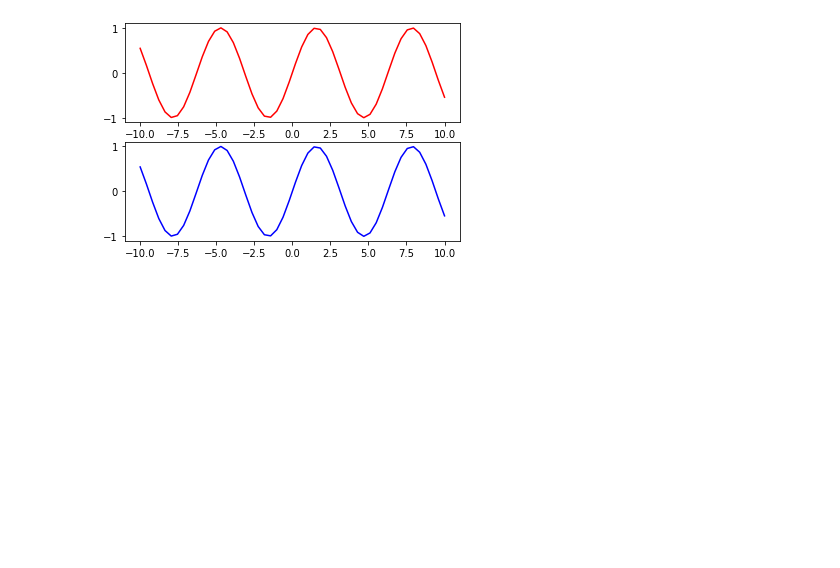
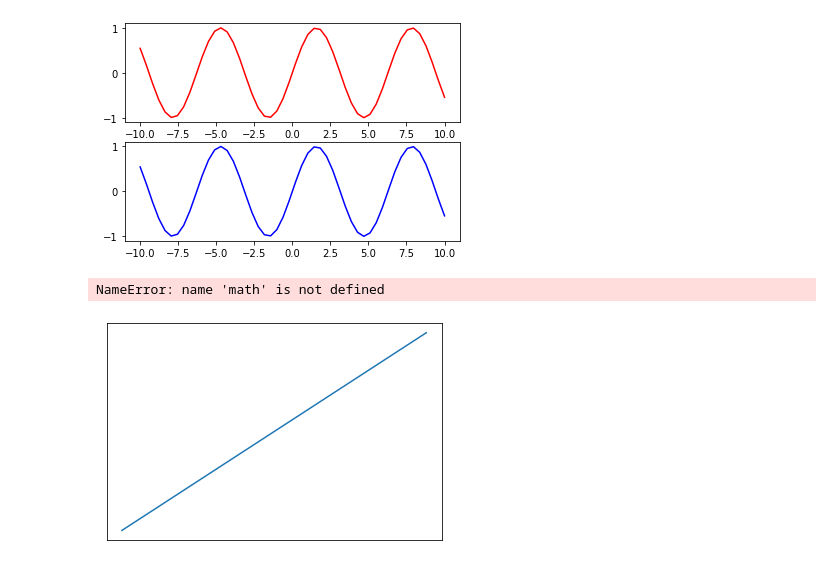
Before and after one commit to litaolemo/algorithm_learn, a Jupyter notebook: matplotlib_demo/基本操作.ipynb, the cells around one changed output. Saved outputs shown, nothing was run; the diff lists cells and outputs as text; code cells hidden in the pictures; blank space fills up the shorter version.

```diff
--- a/matplotlib_demo/基本操作.ipynb
+++ b/matplotlib_demo/基本操作.ipynb
@@ -69,3 +70,15 @@ plt.plot(x, y, color='b')
 # %% [output]
 [<matplotlib.lines.Line2D at 0x...>]
 [figure]
+# %%
+x = range(10)
+y = range(10)
+
+fig = plt.gca()
+plt.plot(x,y)
+
+fig.axes.get_xaxis().set_visible(False)
+fig.axes.get_yaxis().set_visible(False)
+# %% [output]
+NameError: name 'math' is not defined
+[figure, added]
```
Also changed, not shown: parts of 2 cells of this notebook, 5 other files.
